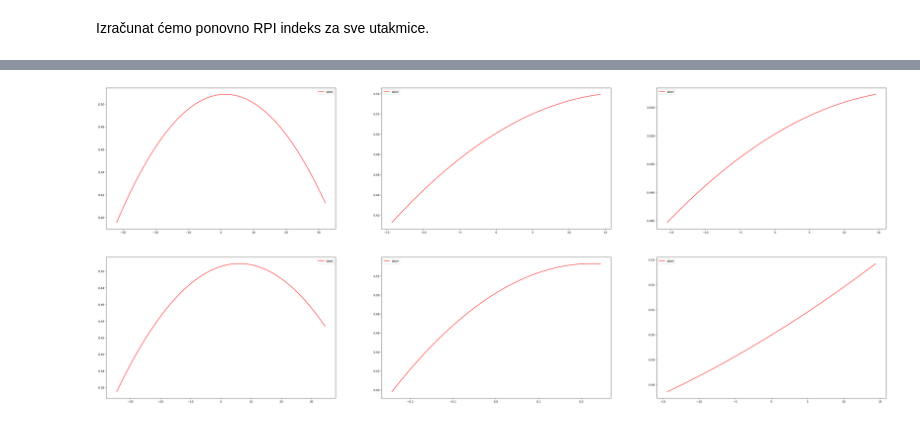
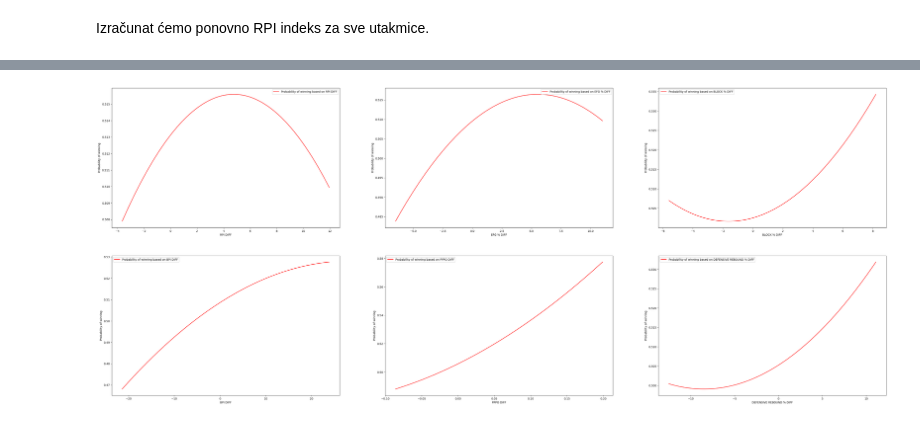
Before and after one commit to babe1304/UZOP-project, a Jupyter notebook: reporoduction_of_experiments.ipynb, the cells around one changed output, grey strips where cells are left out. Drawn from its saved outputs; the diff is of its cells as text; code cells hidden in the pictures.

```diff
--- a/reporoduction_of_experiments.ipynb
+++ b/reporoduction_of_experiments.ipynb
@@ -407,6 +420,12 @@ merged_data['RPI DIFF'] = merged_data['RPI TEAM 1'] - merged_data['RPI TEAM 2']
 merged_data['PPPO DIFF'] = merged_data['TEAM 1 POINTS PER POSSESSION OFFENSE'] - merged_data['TEAM 2 POINTS PER POSSESSION OFFENSE']
 merged_data['DEFENSIVE REBOUND % DIFF'] = merged_data['TEAM 1 DEFENSIVE REBOUND %'] - merged_data['TEAM 2 DEFENSIVE REBOUND %']
 merged_data['WIN % DIFF'] = merged_data['TEAM 1 WIN %'] - merged_data['TEAM 2 WIN %']
+merged_data['TEAM 1 WIN OUTCOME %'] = np.where(merged_data['TEAM 1 WIN'] == 1, merged_data['TEAM 1 WIN %']/100, (100 - merged_data['TEAM 1 WIN %'])/100)
 
-train_data = merged_data[merged_data['YEAR'] != 2023]
-test_data = merged_data[merged_data['YEAR'] == 2023]
+test_game_data['EFG % DIFF'] = test_game_data['TEAM 1 EFG %'] - test_game_data['TEAM 2 EFG %']
+test_game_data['BLOCK % DIFF'] = test_game_data['TEAM 1 BLOCK %'] - test_game_data['TEAM 2 BLOCK %']
+test_game_data['BPI DIFF'] = test_game_data['TEAM 1 BPI'] - test_game_data['TEAM 2 BPI']
+test_game_data['RPI DIFF'] = test_game_data['RPI TEAM 1'] - test_game_data['RPI TEAM 2']
+test_game_data['PPPO DIFF'] = test_game_data['TEAM 1 POINTS PER POSSESSION OFFENSE'] - test_game_data['TEAM 2 POINTS PER POSSESSION OFFENSE']
+test_game_data['DEFENSIVE REBOUND % DIFF'] = test_game_data['TEAM 1 DEFENSIVE REBOUND %'] - test_game_data['TEAM 2 DEFENSIVE REBOUND %']
+test_game_data['WIN % DIFF'] = test_game_data['TEAM 1 WIN %'] - test_game_data['TEAM 2 WIN %']
@@ -414,0 +501,12 @@ Ovako obrađene podatke možemo iskoristiti za treniranje modela. Podatke smo po
+# %%
+x_test = test_game_data.copy()
+
+f, ax = plt.subplots(2, 3, figsize=(50, 20))
+for i, (model, poly, feature) in enumerate(zip(logistic_models, polys, ['RPI DIFF', 'EFG % DIFF', 'BLOCK % DIFF', 'BPI DIFF', 'PPPO DIFF', 'DEFENSIVE REBOUND % DIFF'])):
+    x_test[feature] = x_test[feature]
+    x = np.linspace(x_test[feature].min(), x_test[feature].max(), 1000)
+    x_poly = poly.transform(x.reshape(-1, 1))
+    ax[i//3, i%3].plot(x, model.predict(x_poly), c='r', label='Probability of winning based on ' + feature)
+    ax[i//3, i%3].legend(loc='best')
+    ax[i//3, i%3].set_xlabel(feature)
+    ax[i//3, i%3].set_ylabel('Probability of winning')
@@ -415,14 +603,15 @@ Ovako obrađene podatke možemo iskoristiti za treniranje modela. Podatke smo po
 # %%
 polys = []
-models =[]
+linear_models =[]
+train_data = merged_data.sample(n=1000, random_state=42)
 
-for v in ['RPI DIFF', 'EFG % DIFF', 'BLOCK % DIFF', 'BPI DIFF', 'PPPO DIFF', 'DEFENSIVE REBOUND % DIFF', 'WIN % DIFF']:
+for v in features:
     poly = PolynomialFeatures(degree=2)
     X_train = train_data[v].values.reshape(-1, 1)
     X_train_poly = poly.fit_transform(X_train)
 
-    model = LinearRegression()
-    model.fit(X_train_poly, train_data['TEAM 1 WIN'])
+    lin_model = Ridge(alpha=0.1)
+    lin_model.fit(X_train_poly, train_data['TEAM 1 WIN %']/100)
 
     polys.append(poly)
-    models.append(model)
+    linear_models.append(lin_model)
@@ -439,11 +618,14 @@ def algorithm(test_data, models, polys, features):
 # %%
-x_test_from_train = train_data.copy()
+x_test = test_game_data.copy()
 
 f, ax = plt.subplots(2, 3, figsize=(50, 20))
-for i, (model, poly, feature) in enumerate(zip(models, polys, ['RPI DIFF', 'EFG % DIFF', 'BLOCK % DIFF', 'BPI DIFF', 'PPPO DIFF', 'DEFENSIVE REBOUND % DIFF'])):
-    x = np.linspace(x_test_from_train[feature].min(), x_test_from_train[feature].max(), 1000)
+for i, (model, poly, feature) in enumerate(zip(linear_models, polys, ['RPI DIFF', 'EFG % DIFF', 'BLOCK % DIFF', 'BPI DIFF', 'PPPO DIFF', 'DEFENSIVE REBOUND % DIFF'])):
+    x_test[feature] = x_test[feature]
+    x = np.linspace(x_test[feature].min(), x_test[feature].max(), 1000)
     x_poly = poly.transform(x.reshape(-1, 1))
-    ax[i//3, i%3].plot(x, model.predict(x_poly), c='r', label='label')
+    ax[i//3, i%3].plot(x, model.predict(x_poly), c='r', label='Probability of winning based on ' + feature)
     ax[i//3, i%3].legend(loc='best')
+    ax[i//3, i%3].set_xlabel(feature)
+    ax[i//3, i%3].set_ylabel('Probability of winning')
 # %% [output]
-[figure, old version]
+[figure, new version]
```
Also changed, not shown: parts of 24 cells of this notebook.
